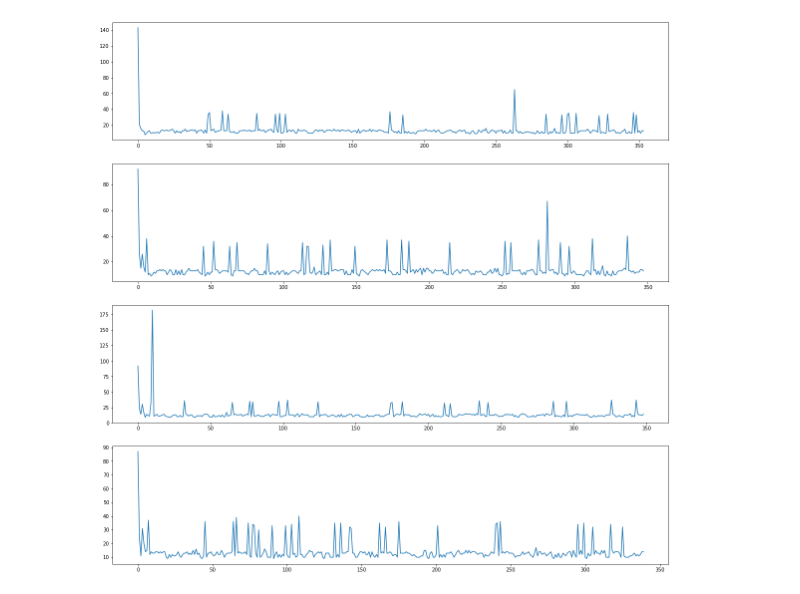
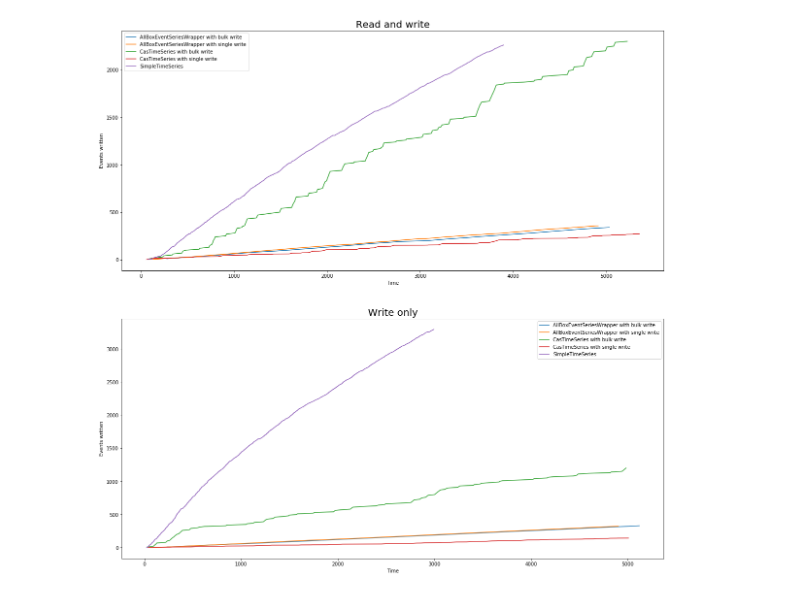
Before and after one commit to AndrewKostousov/kontur-cassandra, a Jupyter notebook: dataview.ipynb, the cells around one changed output. Drawn from its saved outputs; the diff is of its cells as text; code cells hidden in the pictures.

Commit message:
some data visualization

```diff
--- a/dataview.ipynb
+++ b/dataview.ipynb
@@ -35,2 +1,16 @@ def load_json(path):
-# %%
-data = load_json(benchmarks[9])
+# %%
+import numpy as np
+import matplotlib.pylab as plt
+
+%matplotlib inline
+
+benchmarks_data_dir = 'TimeSeries\\Benchmarks\\bin\\Debug\\Raw data'
+# %%
+import os
+
+fixtures = os.listdir(benchmarks_data_dir)
+
+print("Found fixtures:\n" if fixtures else "No fixtures were found")
+
+for index, fixture in enumerate(fixtures):
+    print("{}). {}".format(index, fixture))
@@ -37 +105,27 @@ data = load_json(benchmarks[9])
+# %%
+b = ['Read and write', 'Write only']
+
+figure, subplots = plt.subplots(len(b), 1)
+
+figure.set_figheight(20)
+figure.set_figwidth(20)
+
+for benchmark, subplot in zip(b, subplots):
+
+    legend = []
+
+    for fixture, benchmarks in fixtures.items():
+        total = benchmarks[benchmark]['Writers']['Total']
+
+        if total:
+            worker = total[0]
+            subplot.plot(worker[0], worker[1])
+            legend.append(fixture)
+
+    subplot.set_title(benchmark, fontsize=20)
+    subplot.legend(legend)
+    subplot.axes.set_xlabel("Time")
+    subplot.axes.set_ylabel("Events written")
+# %% [output]
+[figure, added]
 # %%
@@ -54,4 +151,0 @@ def show(workers_stats, show_func):
-# %%
-plot(data['Write']['Latency'])
-# %% [output]
-[figure, removed]
```
Also changed, not shown: parts of 10 cells of this notebook.
